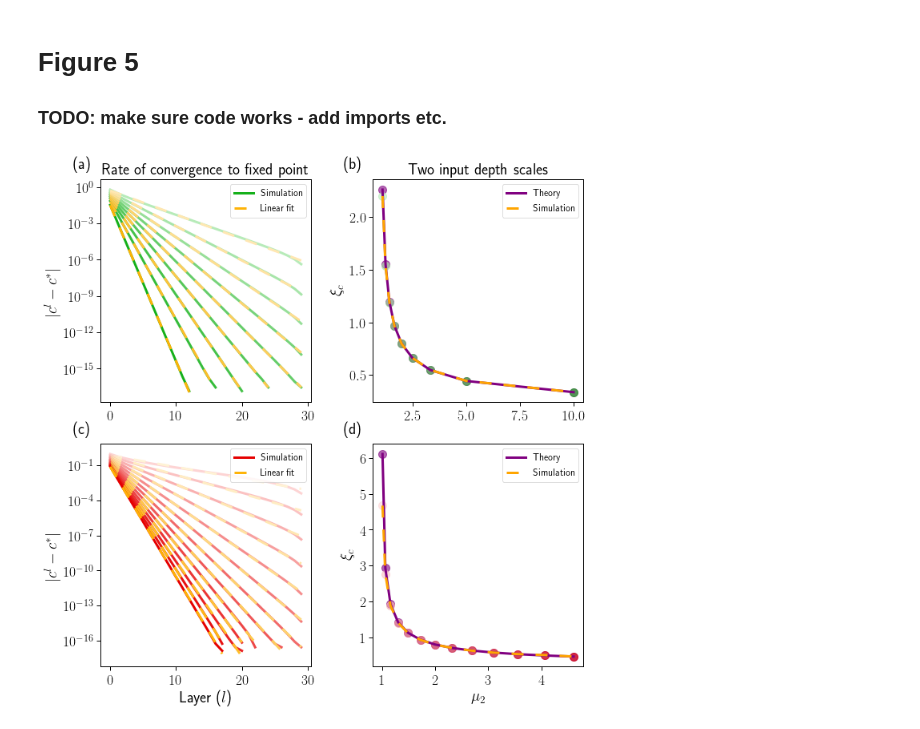
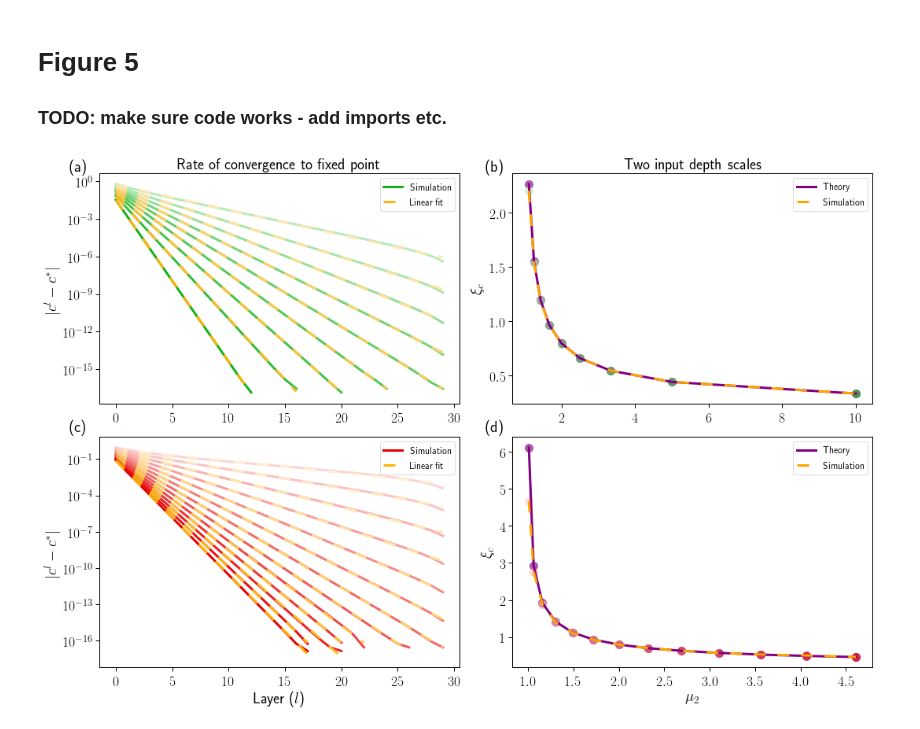
Before and after one commit to ElanVB/noisy_signal_prop, a Jupyter notebook: Figure_5.ipynb, the cells around one changed output. Cells and saved outputs as stored; diff of their text form; code cells hidden in the pictures.

Commit message:
Fix figure 5

```diff
--- a/Figure_5.ipynb
+++ b/Figure_5.ipynb
@@ -120,7 +120,7 @@ gauss_tests = [{
         "inits": ["crit"]
 }]
 
-fig = plt.figure(figsize=(10, 10))
+fig = plt.figure(figsize=(15, 10))
 plt.subplots_adjust(hspace=0.4)
 pal = get_colours(4, 13)
 gs = plt.GridSpec(2, 2)
@@ -243,35 +243,35 @@ def plots(ax4, ax5, tests):
     mu2s_line = np.sort(mu2s)
     xi_c_line = np.flip(np.sort(xi_c), axis=0)
     inf_xi_line = np.flip(np.sort(inferred_xi))
     ax5.plot(mu2s_line, xi_c_line, label='Theory', c='purple', linewidth=3.0)
     ax5.plot(mu2s_line, inf_xi_line, linestyle='--', dashes=(5, 5), label='Simulation', c='orange', linewidth=3.0)
 
     ax4.legend(loc=1, prop={'size': 12})
     ax5.legend(prop={'size': 12})
 
 plots(ax4=ax4, ax5=ax5, tests=dropout_tests)
 plots(ax4=ax1, ax5=ax2, tests=gauss_tests)
 
 ax4.set_ylabel(r'$|c^l - c^*|$')
 ax1.set_ylabel(r'$|c^l - c^*|$')
 ax1.set_xlabel('Layer ($l$)')
 ax4.set_title('Rate of convergence to fixed point')
 ax2.set_ylabel(r'$\xi_c$')
 ax5.set_ylabel(r'$\xi_c$')
 ax2.set_xlabel(r'$\mu_2$')
 ax5.set_title("Two input depth scales")
 
 ##############
 # add labels #
 ##############
-fig.text(0.08, 0.96, "(a)")
-fig.text(0.55, 0.96, "(b)")
-fig.text(0.08, 0.5, "(c)")
-fig.text(0.55, 0.5, "(d)")
+fig.text(0.04, 0.96, "(a)", fontsize=20)
+fig.text(0.53, 0.96, "(b)", fontsize=20)
+fig.text(0.04, 0.5, "(c)", fontsize=20)
+fig.text(0.53, 0.5, "(d)", fontsize=20)
 
 # plt.savefig('corrplot.pdf', dpi=200)
 # plt.show()
 plt.gcf().tight_layout()
 plt.savefig("xi.pdf")
 # %% [output]
-[figure, old version]
+[figure, new version]
```
